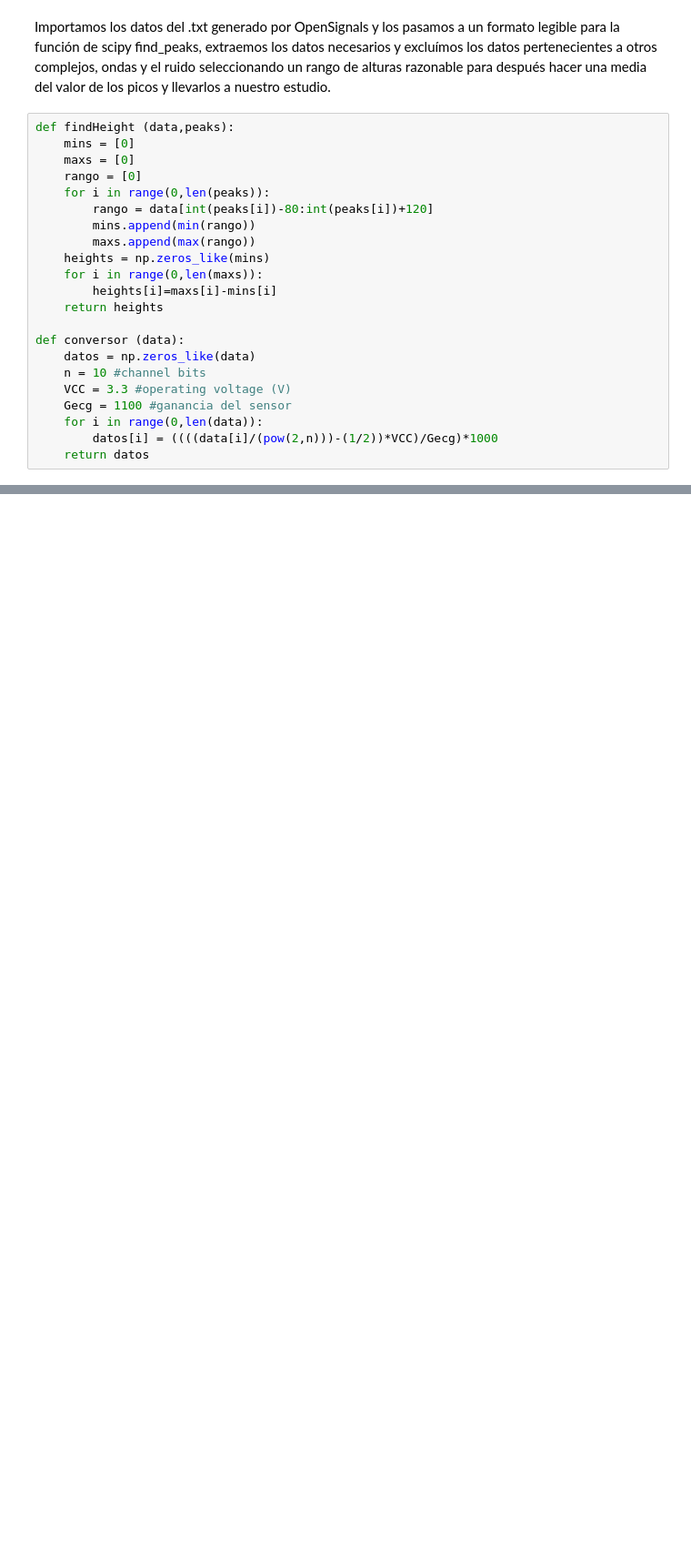
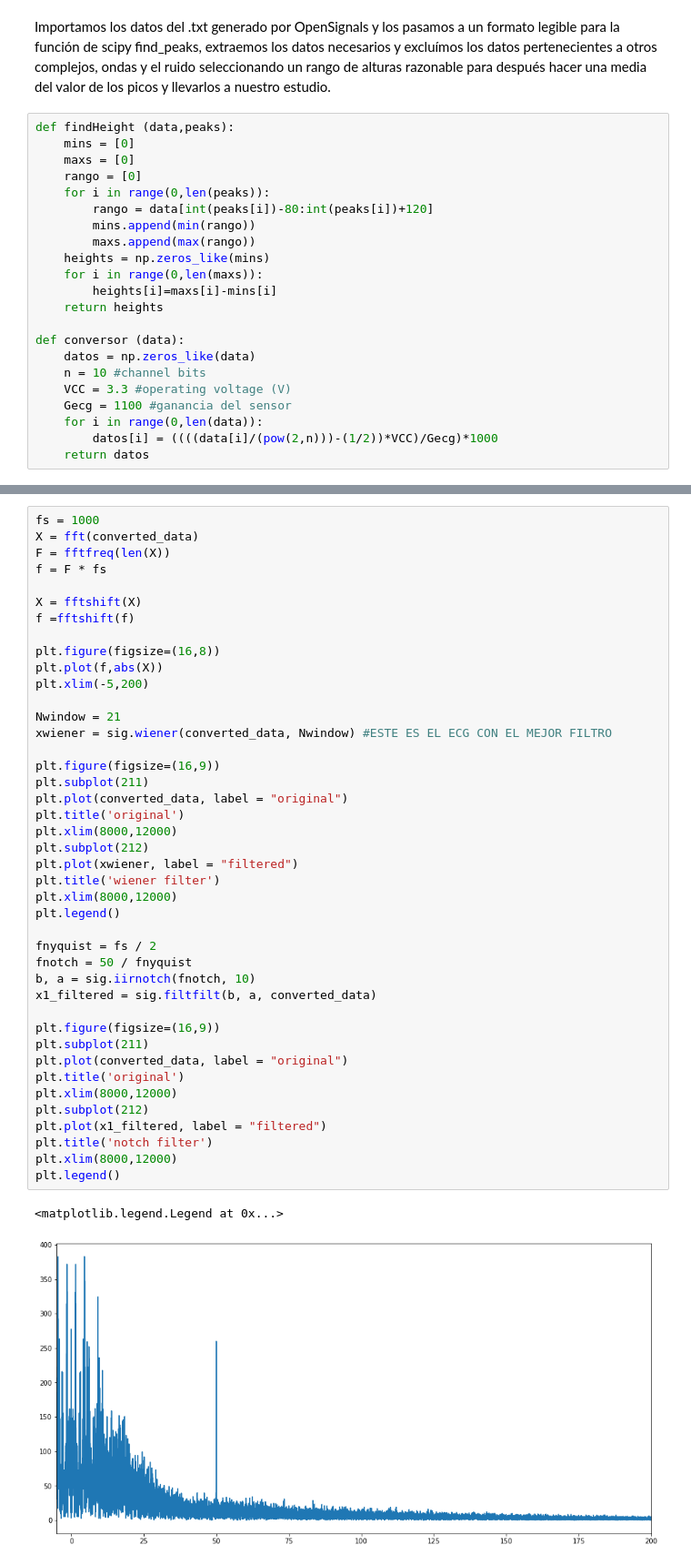
Before and after one commit to sergiogolaya/qrs_complex_detection, a Jupyter notebook: procesado_ecg.ipynb, the cells around one changed output, grey strips where cells are left out. Shown: that part at 91% size. Cells and saved outputs as stored; diff of their text form; blank space fills up the shorter version.

```diff
--- a/procesado_ecg.ipynb
+++ b/procesado_ecg.ipynb
@@ -50,0 +54,45 @@ frecuencia cardiaca = 74.00468384074942
+# %%
+fs = 1000
+X = fft(converted_data)
+F = fftfreq(len(X))
+f = F * fs
+
+X = fftshift(X)
+f =fftshift(f)
+
+plt.figure(figsize=(16,8))
+plt.plot(f,abs(X))
+plt.xlim(-5,200)
+
+Nwindow = 21
+xwiener = sig.wiener(converted_data, Nwindow) #ESTE ES EL ECG CON EL MEJOR FILTRO
+
+plt.figure(figsize=(16,9))
+plt.subplot(211)
+plt.plot(converted_data, label = "original")
+plt.title('original')
+plt.xlim(8000,12000)
+plt.subplot(212)
+plt.plot(xwiener, label = "filtered")
+plt.title('wiener filter')
+plt.xlim(8000,12000)
+plt.legend()
+
+fnyquist = fs / 2
+fnotch = 50 / fnyquist
+b, a = sig.iirnotch(fnotch, 10)
+x1_filtered = sig.filtfilt(b, a, converted_data)
+
+plt.figure(figsize=(16,9))
+plt.subplot(211)
+plt.plot(converted_data, label = "original")
+plt.title('original')
+plt.xlim(8000,12000)
+plt.subplot(212)
+plt.plot(x1_filtered, label = "filtered")
+plt.title('notch filter')
+plt.xlim(8000,12000)
+plt.legend()
+# %% [output]
+<matplotlib.legend.Legend at 0x...>
+[figure, added]
```
Also changed, not shown: parts of 3 cells of this notebook.
